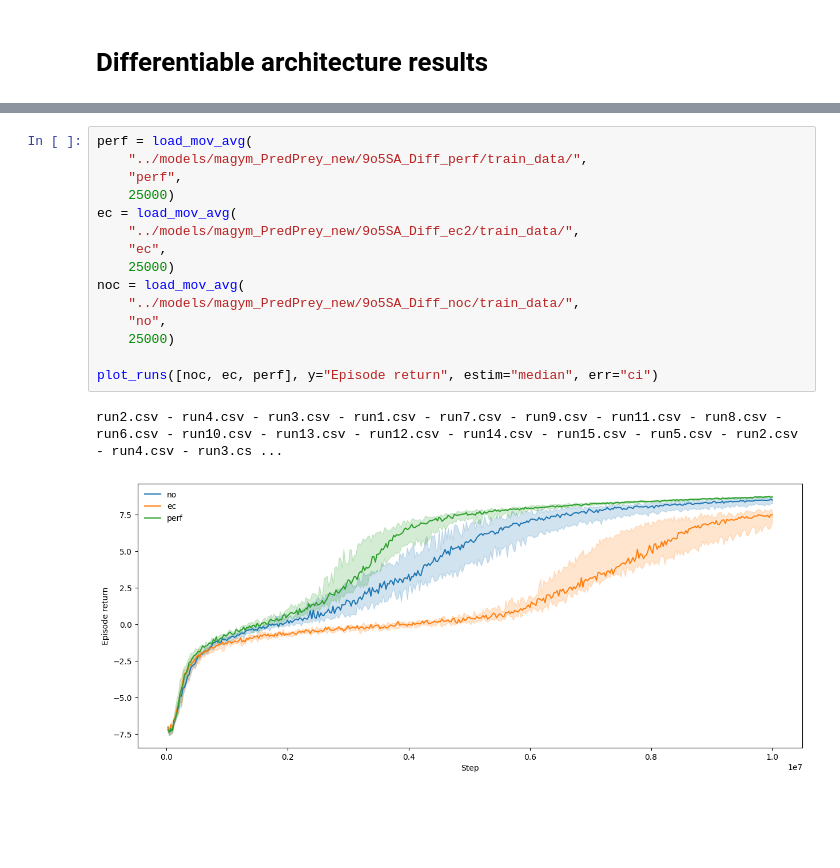
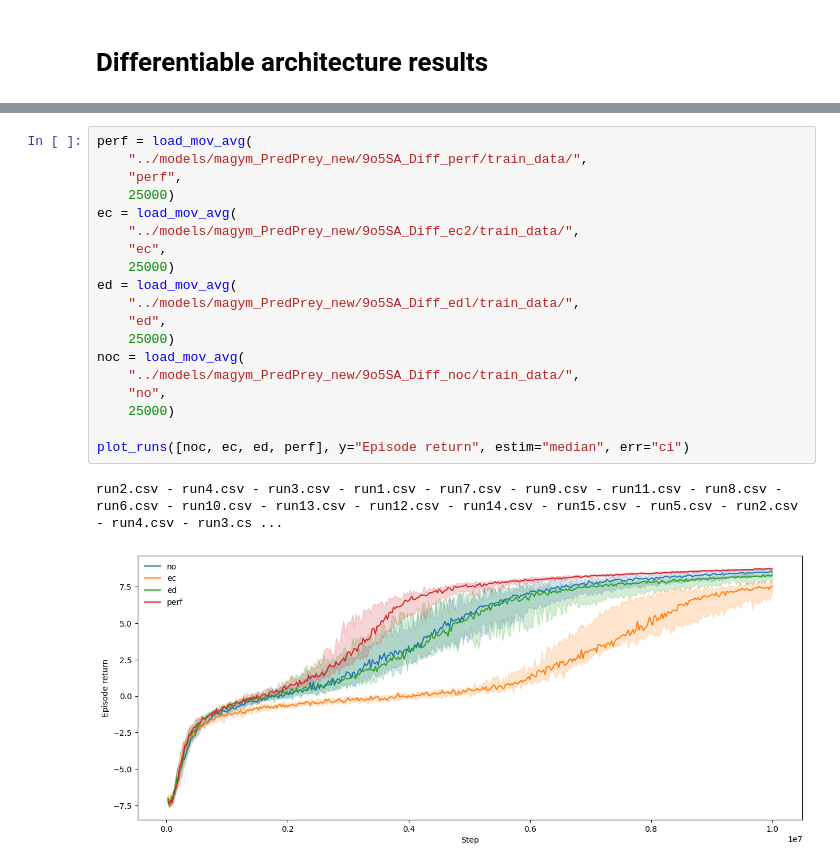
Before and after one commit to Maxtoq/MADRL-PhD-Thesis-Code, a Jupyter notebook: results/LAMARL Graphs.ipynb, the cells around one changed output, grey strips where cells are left out. Drawn from its saved outputs; the diff is of its cells as text; blank space fills up the shorter version.

```diff
--- a/results/LAMARL Graphs.ipynb
+++ b/results/LAMARL Graphs.ipynb
@@ -368,18 +368,22 @@ run16.csv
 # %%
 perf = load_mov_avg(
     "../models/magym_PredPrey_new/9o5SA_Diff_perf/train_data/",
     "perf",
     25000)
 ec = load_mov_avg(
     "../models/magym_PredPrey_new/9o5SA_Diff_ec2/train_data/",
     "ec",
     25000)
+ed = load_mov_avg(
+    "../models/magym_PredPrey_new/9o5SA_Diff_edl/train_data/",
+    "ed",
+    25000)
 noc = load_mov_avg(
     "../models/magym_PredPrey_new/9o5SA_Diff_noc/train_data/",
     "no",
     25000)
 
-plot_runs([noc, ec, perf], y="Episode return", estim="median", err="ci")
+plot_runs([noc, ec, ed, perf], y="Episode return", estim="median", err="ci")
 # %% [output]
 run2.csv - run4.csv - run3.csv - run1.csv - run7.csv - run9.csv - run11.csv - run8.csv - run6.csv - run10.csv - run13.csv - run12.csv - run14.csv - run15.csv - run5.csv - run2.csv - run4.csv - run3.cs ...
-[figure, old version]
+[figure, new version]
```
Also changed, not shown: parts of 1 cell of this notebook, 4 other files.
